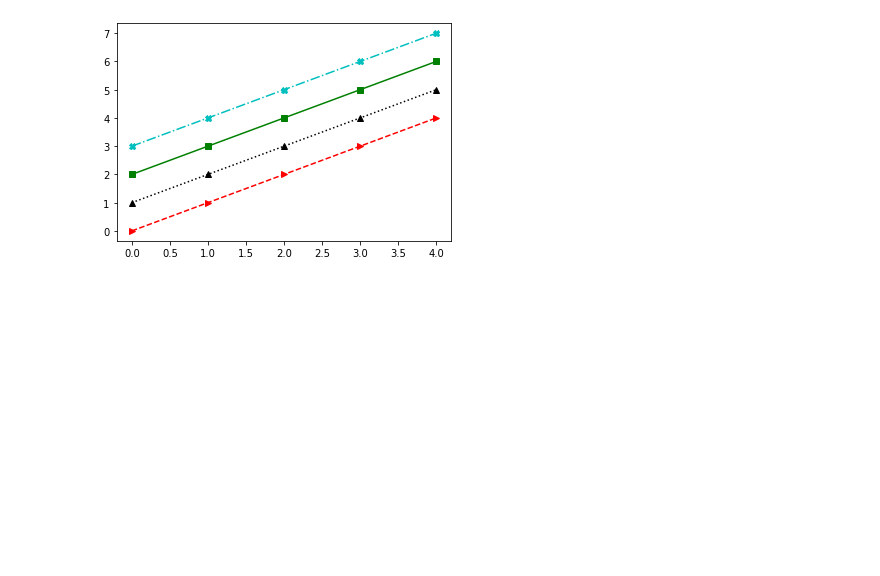
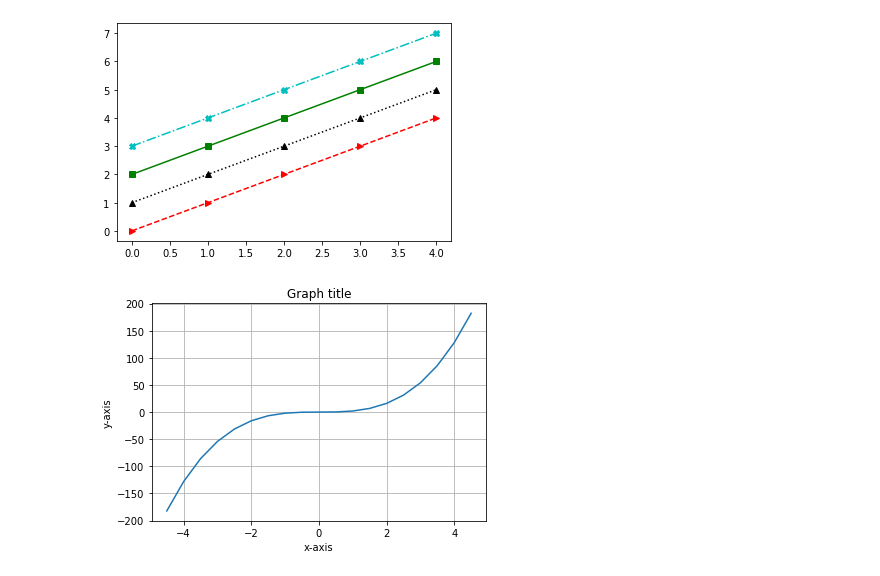
Before and after one commit to tghjkl777/2020_python_-, a Jupyter notebook: 2020_python/Practice_python_200727_시각화.ipynb, the cells around one changed output. Drawn from its saved outputs; the diff is of its cells as text; code cells hidden in the pictures; blank space fills up the shorter version.

```diff
--- a/2020_python/Practice_python_200727_시각화.ipynb
+++ b/2020_python/Practice_python_200727_시각화.ipynb
@@ -206,3 +206,15 @@ plt.plot(x,y1,'>--r',x,y2,'^k:',x,y3,'s-g',x,y4,'-.cX')  #혼합 사용가능
  <matplotlib.lines.Line2D at 0x...>,
  <matplotlib.lines.Line2D at 0x...>]
 [figure]
+# %%
+x=np.arange(-4.5,5,0.5)
+y=2*x**3
+
+plt.plot(x,y)
+plt.xlabel("x-axis")
+plt.ylabel("y-axis")  #축 이름 쓰기
+plt.title("Graph title") #그래프 제목쓰기
+plt.grid() # 격자 추가
+plt.show()
+# %% [output]
+[figure, added]
```
Also changed, not shown: parts of 2 cells of this notebook, 7 other files.
